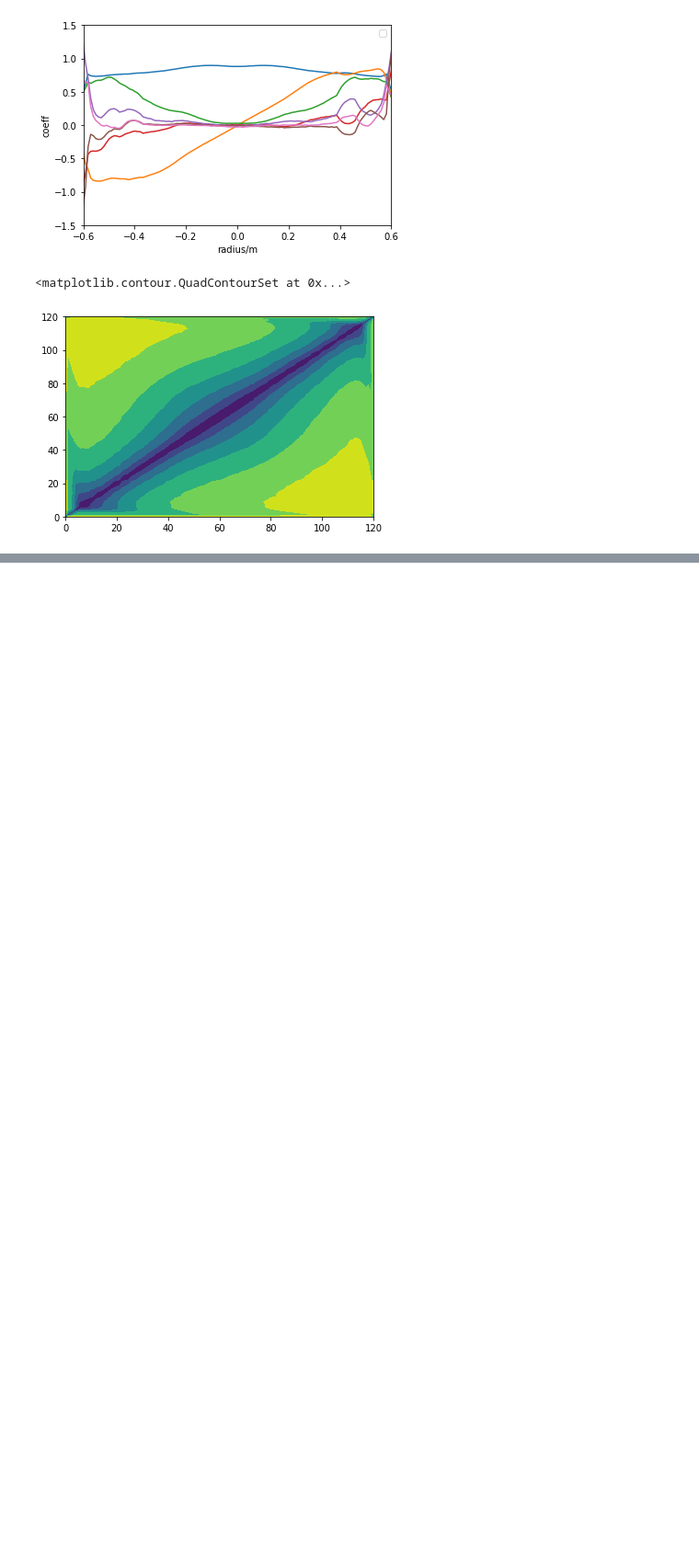
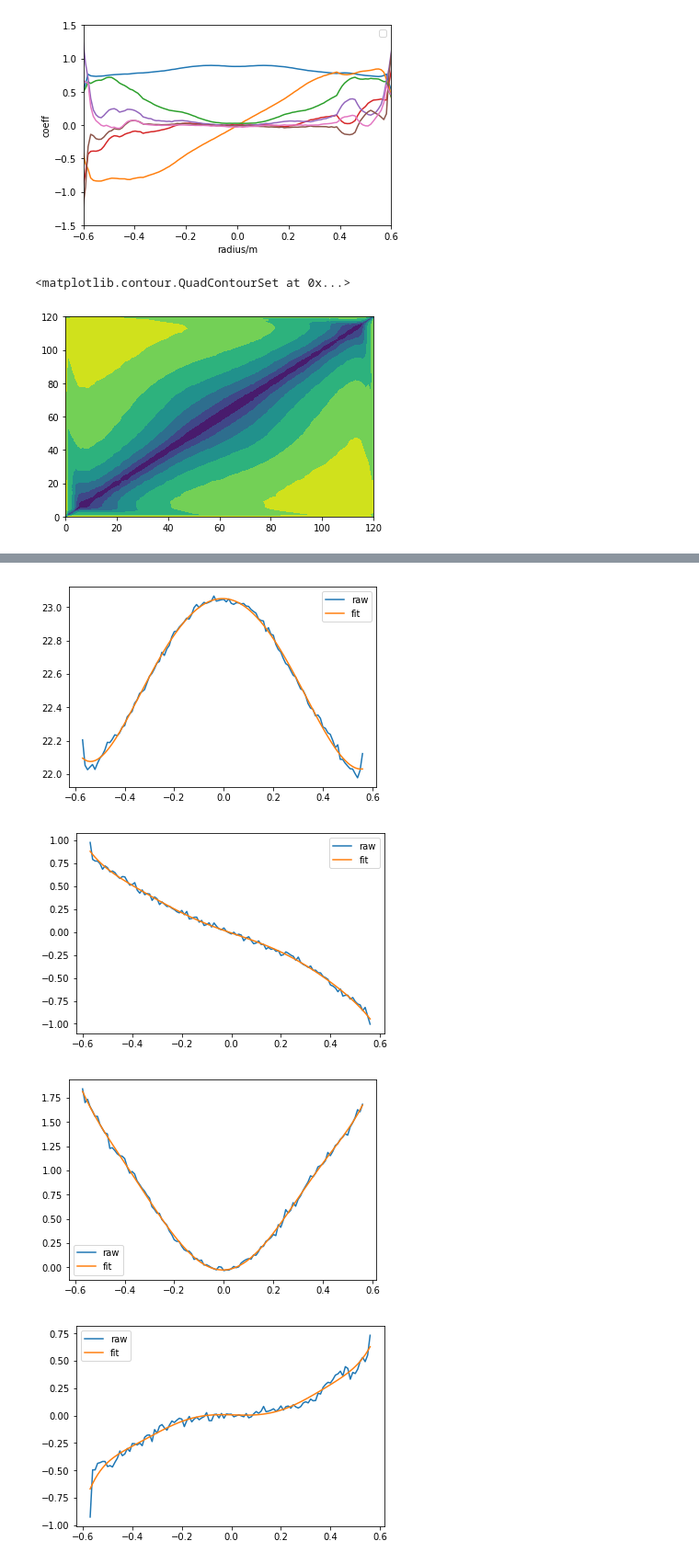
Before and after one commit to dw839566105/Recon1t, a Jupyter notebook: calib/Note/CheckCoeff.ipynb, the cells around one changed output, grey strips where cells are left out. Shown at 92% size. Cells and saved outputs as stored; diff of their text form; code cells hidden in the pictures; blank space fills up the shorter version.

```diff
--- a/calib/Note/CheckCoeff.ipynb
+++ b/calib/Note/CheckCoeff.ipynb
@@ -279,0 +363,28 @@ plt.contourf(np.log(D+1))
+# %%
+coeff_total = np.zeros((0,5))
+mean_total = np.zeros((0,30))
+expect_total = np.zeros((0,30))
+rate_total = []
+x_total = np.zeros((0,1))
+for radius in np.arange(-0.60,0.60,0.01):
+    str_r = '%+.2f' % radius
+    try:
+        coeff = findtimefile('pure',str_r)
+        coeff_total = np.vstack((coeff_total, coeff))
+    except:
+        pass
+# %%
+for i in np.arange(0,5):
+    data = coeff_total[3:-2,i]
+    x = np.arange(-0.57,0.57,0.01)
+    c = np.polynomial.legendre.legfit(x, data, 7)
+    plt.plot(x,data)
+    plt.plot(x,np.polynomial.legendre.legval(x,c))
+    #k1[i,:] = np.polynomial.legendre.legval(x,c)
+    plt.legend(['raw','fit'])
+    plt.show()
+# %% [output]
+[figure, added]
+[figure, added]
+[figure, added]
+[figure, added]
```
Also changed, not shown: parts of 9 cells of this notebook, 9 other files.
